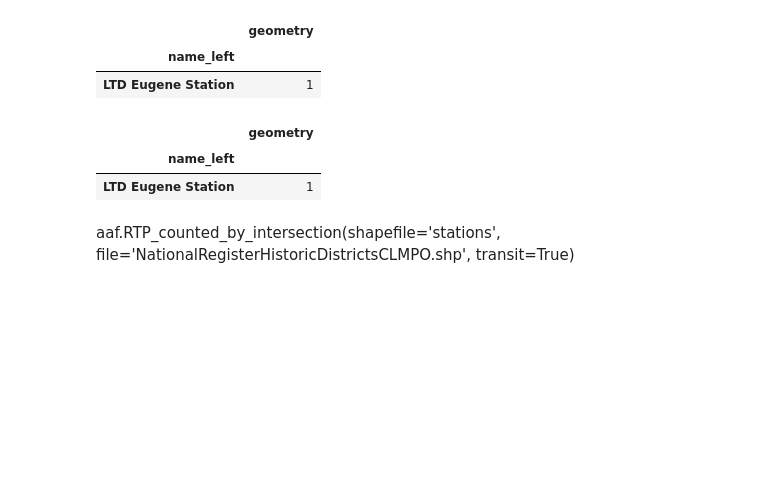
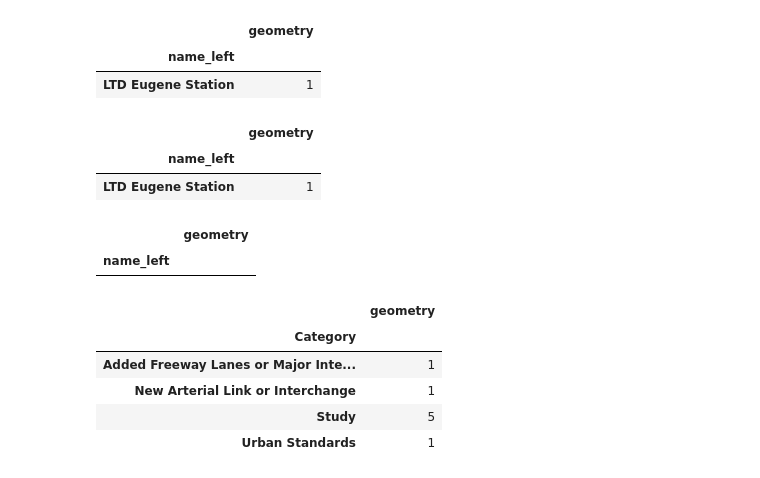
Before and after one commit to dongmeic/RTP, a Jupyter notebook: data/analysis_for_AppendixF.ipynb, the cells around one changed output. Cells and saved outputs as stored; diff of their text form; code cells hidden in the pictures; blank space fills up the shorter version.

```diff
--- a/data/analysis_for_AppendixF.ipynb
+++ b/data/analysis_for_AppendixF.ipynb
@@ -98,5 +109,9 @@ res
 |  | geometry |
 | name_left |  |
 | LTD Eugene Station | 1 |
-# %% [markdown]
-aaf.RTP_counted_by_intersection(shapefile='stations', file='NationalRegisterHistoricDistrictsCLMPO.shp', transit=True)
+# %%
+# national register historic districts intersect with stations
+aaf.RTP_counted_by_intersection(shapefile='stations', file='NationalRegisterHistoricDistrictsCLMPO.shp', transit=True)
+# %% [output]
+|  | geometry |
+| name_left |  |
@@ -102,0 +128,10 @@ aaf.RTP_counted_by_intersection(shapefile='stations', file='NationalRegisterHist
+# %%
+# DEQ303dListedStreams intersect with roadway lines
+aaf.RTP_counted_by_intersection(folder='WaterQuality', file='DEQ303dListedStreams.shp')
+# %% [output]
+|  | geometry |
+| Category |  |
+| Added Freeway Lanes or Major Inte... | 1 |
+| New Arterial Link or Interchange | 1 |
+| Study | 5 |
+| Urban Standards | 1 |
```
Also changed, not shown: parts of 42 cells of this notebook, 3 other files.
